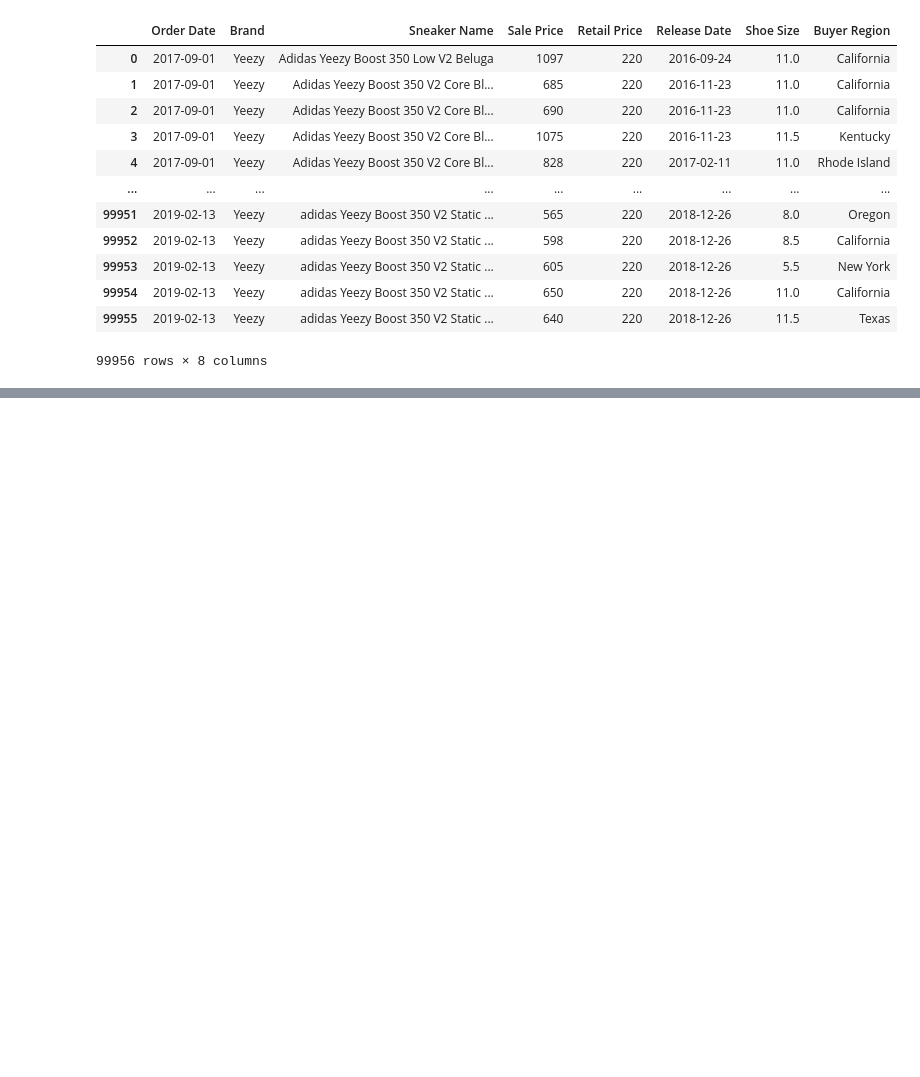
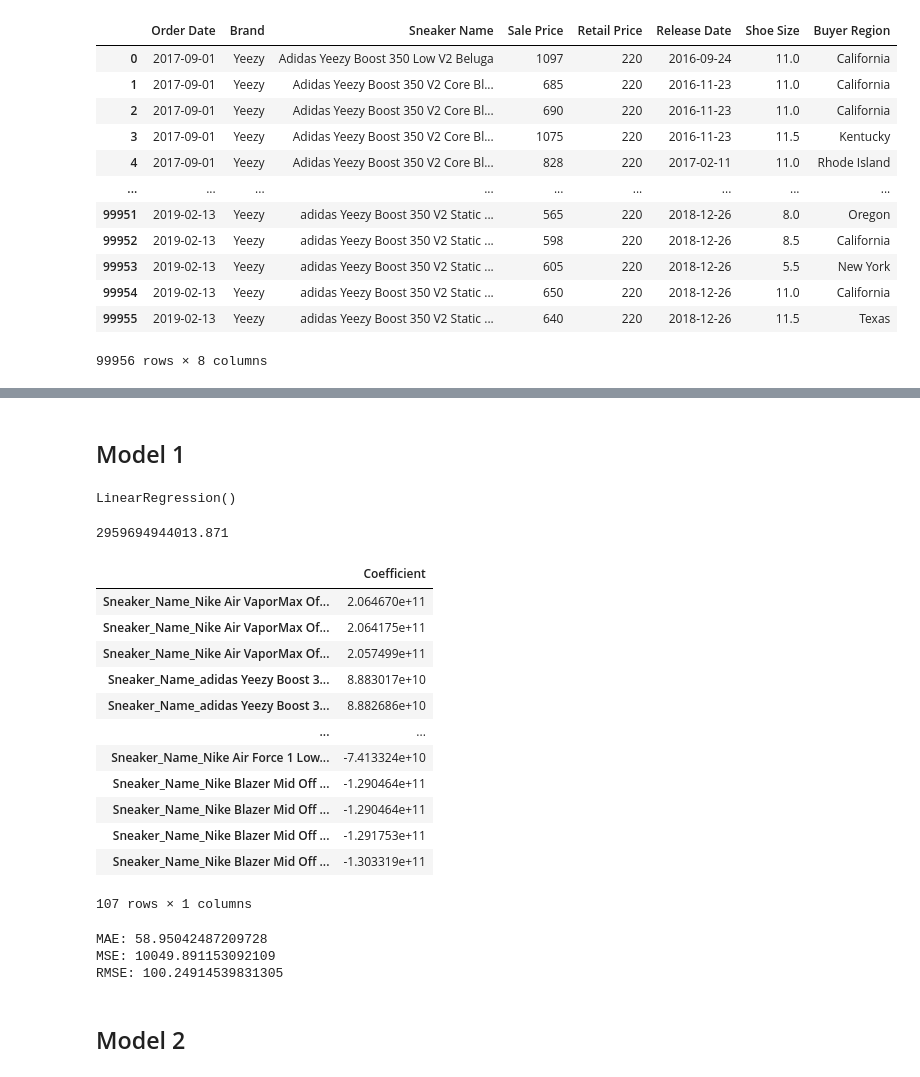
Before and after one commit to lognorman20/stockx_competiton, a Jupyter notebook: model_1.ipynb, the cells around one changed output, grey strips where cells are left out. Drawn from its saved outputs; the diff is of its cells as text; code cells hidden in the pictures; blank space fills up the shorter version.

```diff
--- a/model_1.ipynb
+++ b/model_1.ipynb
@@ -46,0 +95,8 @@ df.rename(columns={
+# %%
+# Starting the linear regression
+from sklearn import preprocessing, metrics
+from sklearn.model_selection import train_test_split
+
+X = df.drop(['Sale_Price'], axis=1)
+y = df.Sale_Price
+X_train, X_valid, y_train, y_valid = train_test_split(X, y, test_size=0.2)
@@ -46,0 +128,31 @@ df.rename(columns={
+# %% [markdown]
+## Model 1
+# %%
+from sklearn.linear_model import LinearRegression
+
+lm = LinearRegression()
+lm.fit(OH_X_train,y_train)
+# %% [output]
+LinearRegression()
+# %%
+print(lm.intercept_)
+# %% [output]
+2959694944013.871
+# %%
+coeff_df = pd.DataFrame(lm.coef_, OH_X_train.columns,columns=['Coefficient'])
+ranked_suburbs = coeff_df.sort_values("Coefficient", ascending = False)
+ranked_suburbs
+# %% [output]
+|  | Coefficient |
+| Sneaker_Name_Nike Air VaporMax Of... | 2.064670e+11 |
+| Sneaker_Name_Nike Air VaporMax Of... | 2.064175e+11 |
+| Sneaker_Name_Nike Air VaporMax Of... | 2.057499e+11 |
+| Sneaker_Name_adidas Yeezy Boost 3... | 8.883017e+10 |
+| Sneaker_Name_adidas Yeezy Boost 3... | 8.882686e+10 |
+| ... | ... |
+| Sneaker_Name_Nike Air Force 1 Low... | -7.413324e+10 |
+| Sneaker_Name_Nike Blazer Mid Off ... | -1.290464e+11 |
+| Sneaker_Name_Nike Blazer Mid Off ... | -1.290464e+11 |
+| Sneaker_Name_Nike Blazer Mid Off ... | -1.291753e+11 |
+| Sneaker_Name_Nike Blazer Mid Off ... | -1.303319e+11 |
+107 rows × 1 columns
@@ -46,0 +161,11 @@ df.rename(columns={
+# %%
+from sklearn import metrics
+print("MAE:", metrics.mean_absolute_error(y_valid, predictions))
+print('MSE:', metrics.mean_squared_error(y_valid, predictions))
+print('RMSE:', np.sqrt(metrics.mean_squared_error(y_valid, predictions)))
+# %% [output]
+MAE: 58.95042487209728
+MSE: 10049.891153092109
+RMSE: 100.24914539831305
+# %% [markdown]
+## Model 2
```
Also changed, not shown: parts of 19 cells of this notebook.
